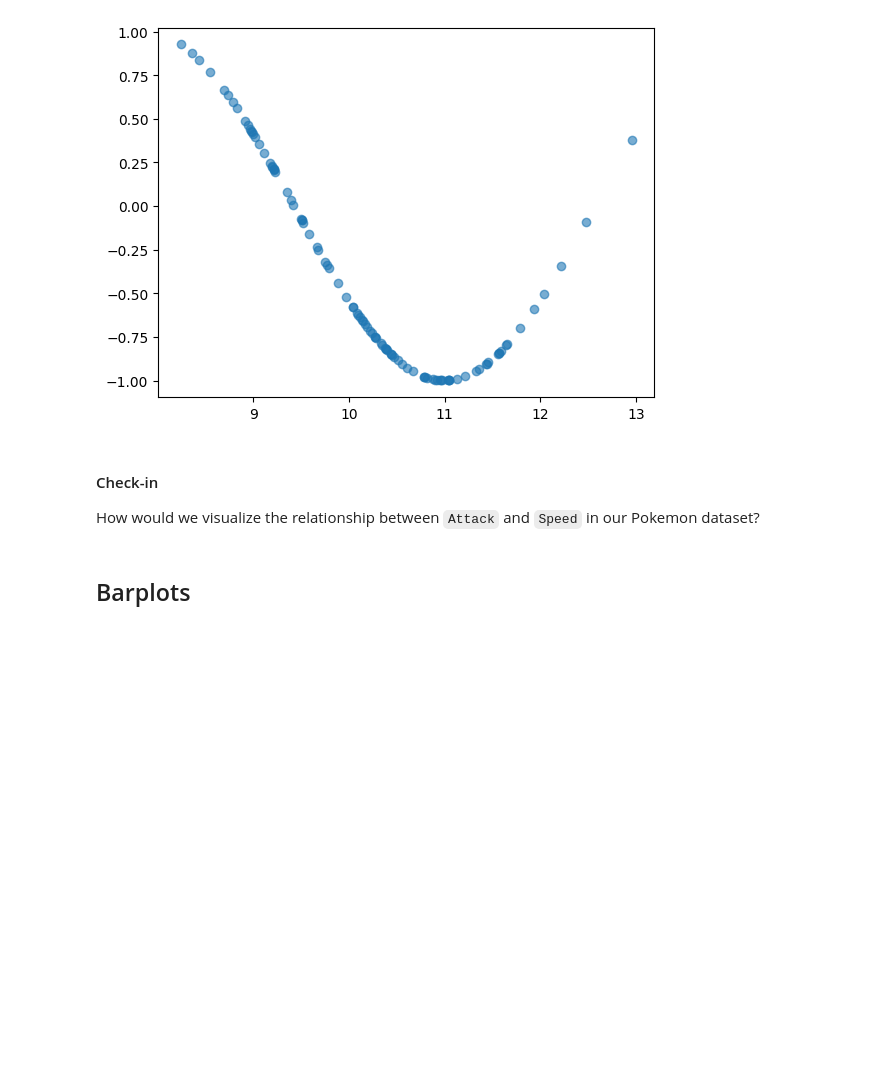
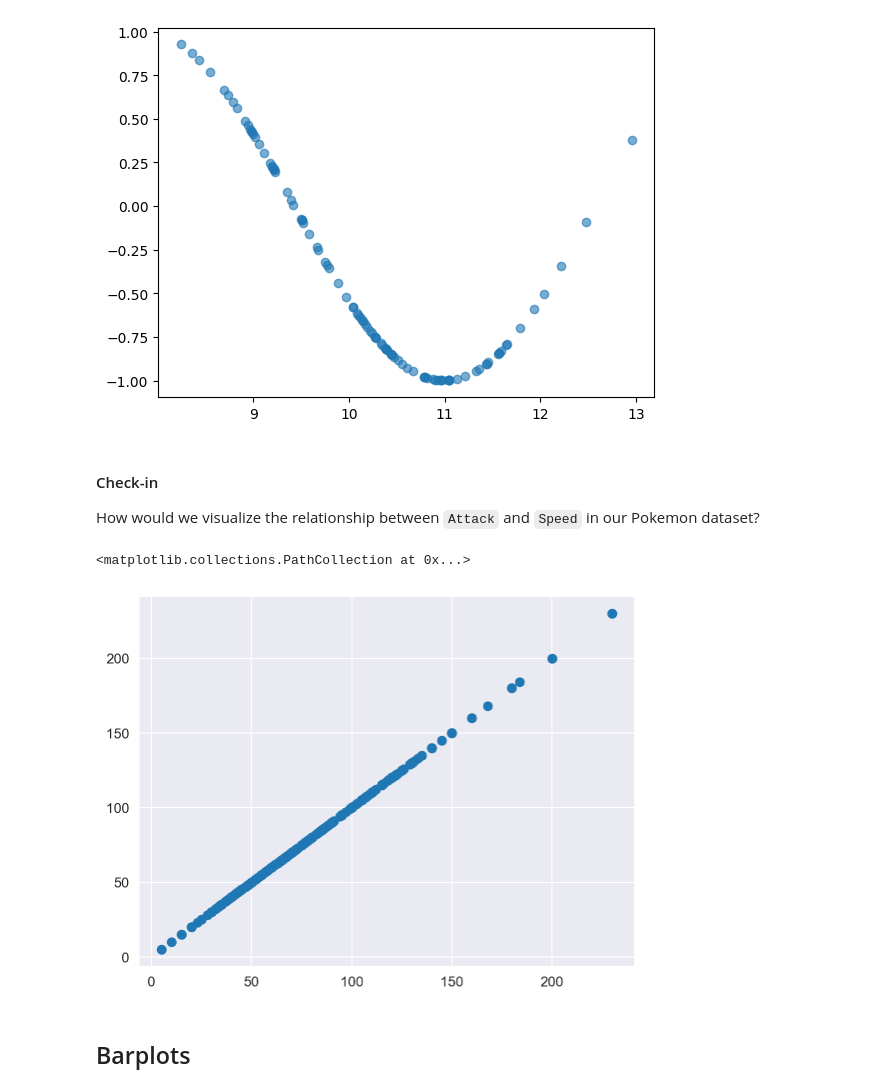
Before and after one commit to Just-Simon-Dev/PG-Descriptive-Statistics, a Jupyter notebook: report-4/Exercise5.ipynb, the cells around one changed output. Drawn from its saved outputs; the diff is of its cells as text; code cells hidden in the pictures; blank space fills up the shorter version.

```diff
--- a/report-4/Exercise5.ipynb
+++ b/report-4/Exercise5.ipynb
@@ -330,7 +342,10 @@ plt.scatter(x, y, alpha = .6);
 
 How would we visualize the relationship between `Attack` and `Speed` in our Pokemon dataset?
 # %%
-### Check-in
+plt.scatter(df_pokemon['Defense'], df_pokemon['Defense'])
+# %% [output]
+<matplotlib.collections.PathCollection at 0x...>
+[figure, added]
 # %% [markdown]
 ## Barplots
 # %% [markdown]
```
Also changed, not shown: parts of 2 cells of this notebook, 1 other file.
